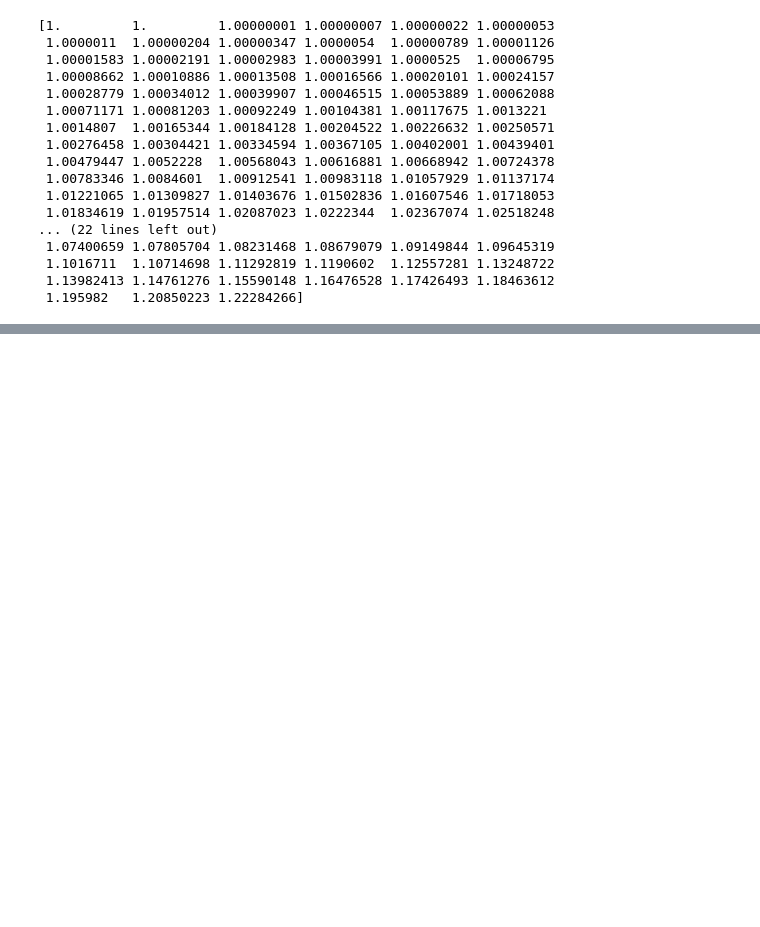
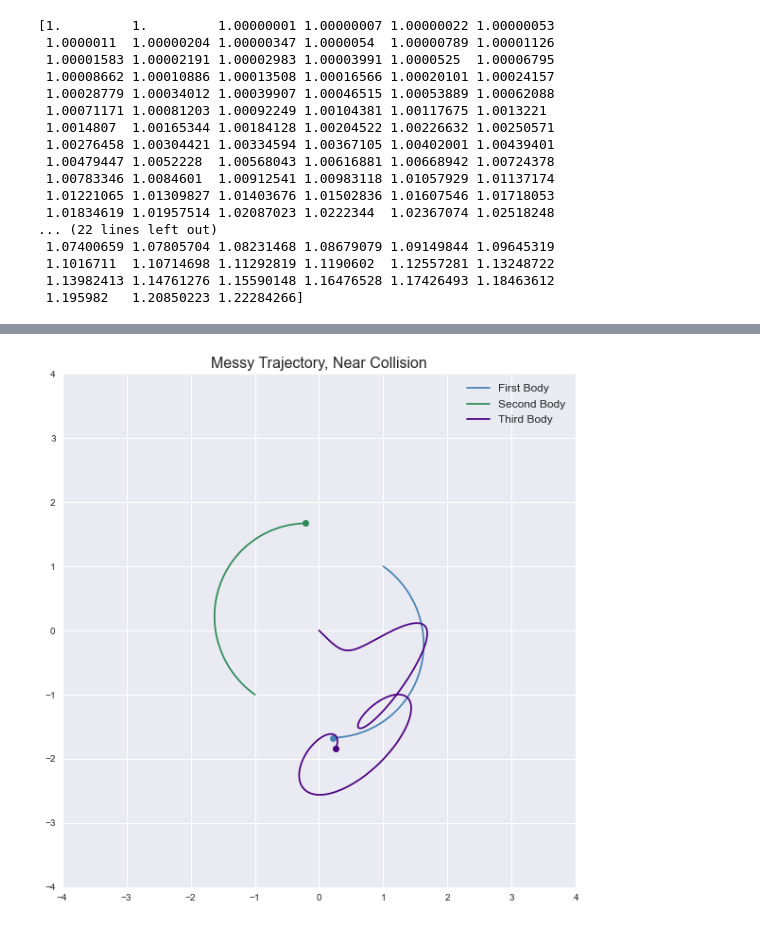
Before and after one commit to samcochran/optimal-spacecraft-control, a Jupyter notebook: project1.ipynb, the cells around one changed output, grey strips where cells are left out. Drawn from its saved outputs; the diff is of its cells as text; code cells hidden in the pictures; blank space fills up the shorter version.

```diff
--- a/project1.ipynb
+++ b/project1.ipynb
@@ -7,3 +4,11 @@ from scipy.integrate import solve_ivp
+# %%
+# Import packages
+import numpy as np
+from matplotlib import pyplot as plt
+from matplotlib import style, rcParams
+from scipy.integrate import solve_ivp
+style.use('seaborn')
+rcParams['figure.figsize'] = 10, 10
 # %% [markdown]
 In our project we are attempting to model the physics of the slingshot effect, whereby a satellite can swing around a planet and receive a boost in speed so that it can successfully reach its destination. To begin to model this, we have to consider Newton's laws applied to the three bodies in question: the sun, the planet, and the satellite. Let $\mathbf{x}_1(t), \mathbf{x}_2(t), \mathbf{x}_3(t) \in \mathbb{R}^3$ be the positions of these three bodies, which have masses $m_1, m_2, m_3 \geq 0$. Then if $G$ is the universal gravitational constant, the equations of motion given by Newton's Second Law are
 $$
@@ -88,16 +93,15 @@ $$
 # %% [markdown]
 Now we can write a function that computes these derivatives:
 # %%
-def gravity_acceleration(uv, m1=1, m2=1):
+def gravity_acceleration(t, x, m1=1, m2=1):
     """
+
     Parameters:
-        uv (ndarray, length 18) xyz coordinates of 3 bodies, followed by their velocities
-
-    Returns
-        va (ndarray, length 18) time derivatives of each of the given quantities, according to the equations above
+        x (ndarray, length 18) xyz coordinates of 3 bodies, followed by their velocities
     """
     # Extract coordinates
-    x1, x2, x3, v = uv[:3], uv[3:6], uv[6:9], uv[9:]
+    v = x[9:]
+    x1, x2, x3 = x[:3], x[3:6], x[6:9]
 
     # Get body distances
     sqdist12 = np.sum(np.square(x2-x1))
@@ -106,6 +110,7 @@ def gravity_acceleration(uv, m1=1, m2=1):
 
     # Construct the acceleration due to gravity
     a = np.zeros(9)
+
     a[:3] = m2*(x2-x1)/np.power(sqdist12, 1.5)
     a[3:6] = m1*(x1-x2)/np.power(sqdist12, 1.5)
     a[6:9] = m2*(x2-x3)/np.power(sqdist23, 1.5) + m1*(x1-x3)/np.power(sqdist13, 1.5)
@@ -185,0 +197,38 @@ print(x2**2+y2**2)
+# %%
+# Set up initial conditions and parameters
+t0 = 0
+tf = 10
+init = np.array([1, 1, 0, # Position 1
+                 -1, -1, 0, # Position 2
+                 0, 0, 0, # Position 3
+                 .35, -.25, 0, # Velocity/Momentum 1
+                 -.35, .25, 0, # Velocity/Momentum 2
+                 .3, -.3, 0]) # Velocity 3
+
+# Solve the system
+sol = solve_ivp(gravity_acceleration, (t0, tf), init, t_eval= np.linspace(t0, tf, 10000)).y
+
+# Plot the solutions, assuming we have
+fig, ax = plt.subplots()
+
+# First body
+first = ax.plot(sol[0, :], sol[1, :], color='steelblue', label='First Body')
+ax.plot(sol[0, -1], sol[1, -1], color='steelblue', marker='o')
+
+# Second body
+second = ax.plot(sol[3, :], sol[4, :], color='seagreen', label='Second Body')
+ax.plot(sol[3, -1], sol[4, -1], color='seagreen', marker='o')
+
+# Third body
+third = ax.plot(sol[6, :], sol[7, :], color='indigo', label='Third Body')
+ax.plot(sol[6, -1], sol[7, -1], color='indigo', marker='o')
+
+# Set plot parameters and labels
+ax.set_title('Messy Trajectory, Near Collision', fontsize=16)
+ax.set_aspect('equal')
+ax.legend(fontsize=12)
+ax.set_xlim(-4, 4)
+ax.set_ylim(-4, 4)
+plt.show()
+# %% [output]
+[figure, added]
```
Also changed, not shown: parts of 8 cells of this notebook, 1 other file.
